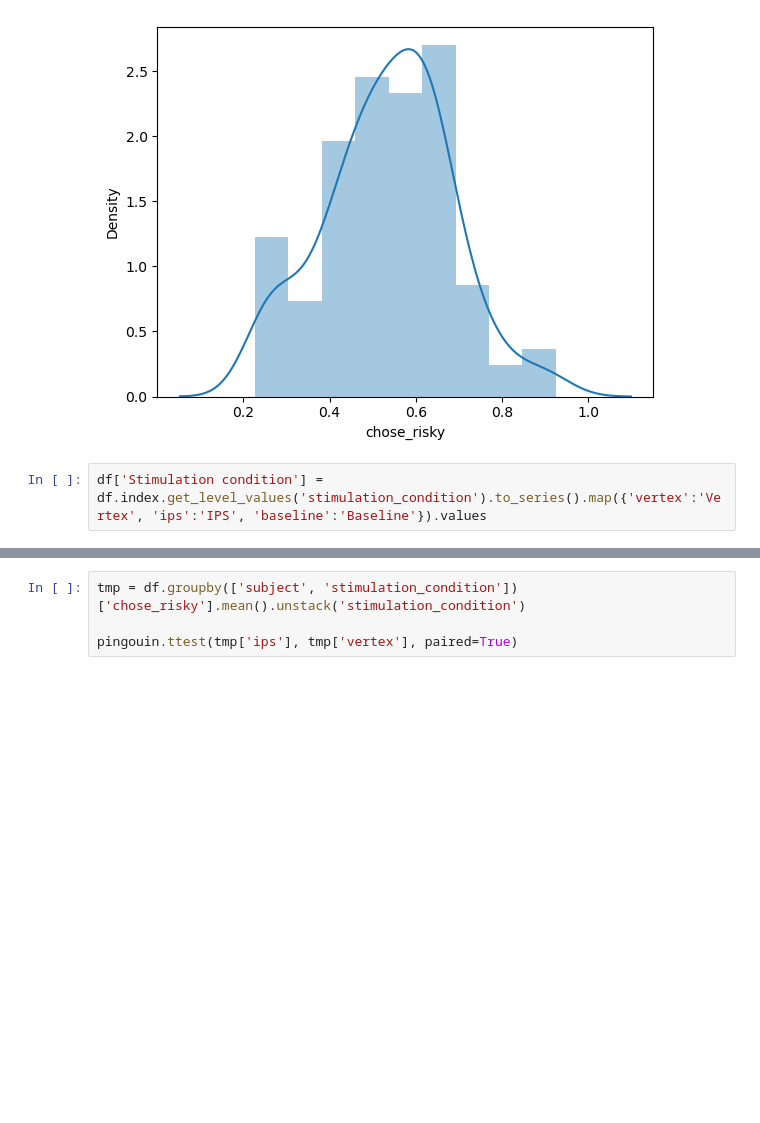
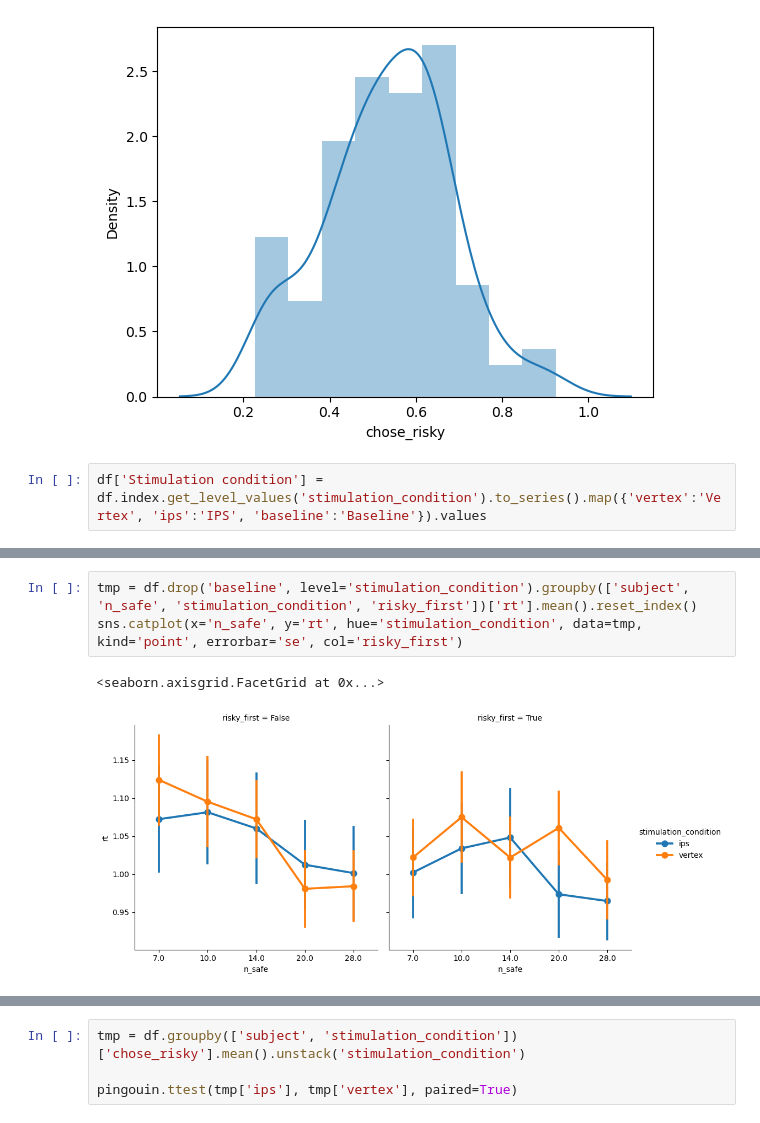
Before and after one commit to Gilles86/tms_risk, a Jupyter notebook: tms_risk/behavior/raw_behavior.ipynb, the cells around one changed output, grey strips where cells are left out. Saved outputs shown, nothing was run; the diff lists cells and outputs as text; blank space fills up the shorter version.

```diff
--- a/tms_risk/behavior/raw_behavior.ipynb
+++ b/tms_risk/behavior/raw_behavior.ipynb
@@ -46,0 +91,6 @@ g.savefig(op.join(bids_folder, 'derivatives', 'figures', 'behavior', 'risky_prop
+# %%
+tmp = df.drop('baseline', level='stimulation_condition').groupby(['subject', 'n_safe', 'stimulation_condition', 'risky_first'])['rt'].mean().reset_index()
+sns.catplot(x='n_safe', y='rt', hue='stimulation_condition', data=tmp, kind='point', errorbar='se', col='risky_first')
+# %% [output]
+<seaborn.axisgrid.FacetGrid at 0x...>
+[figure, added]
```
Also changed, not shown: parts of 23 cells of this notebook, 41 other files.
